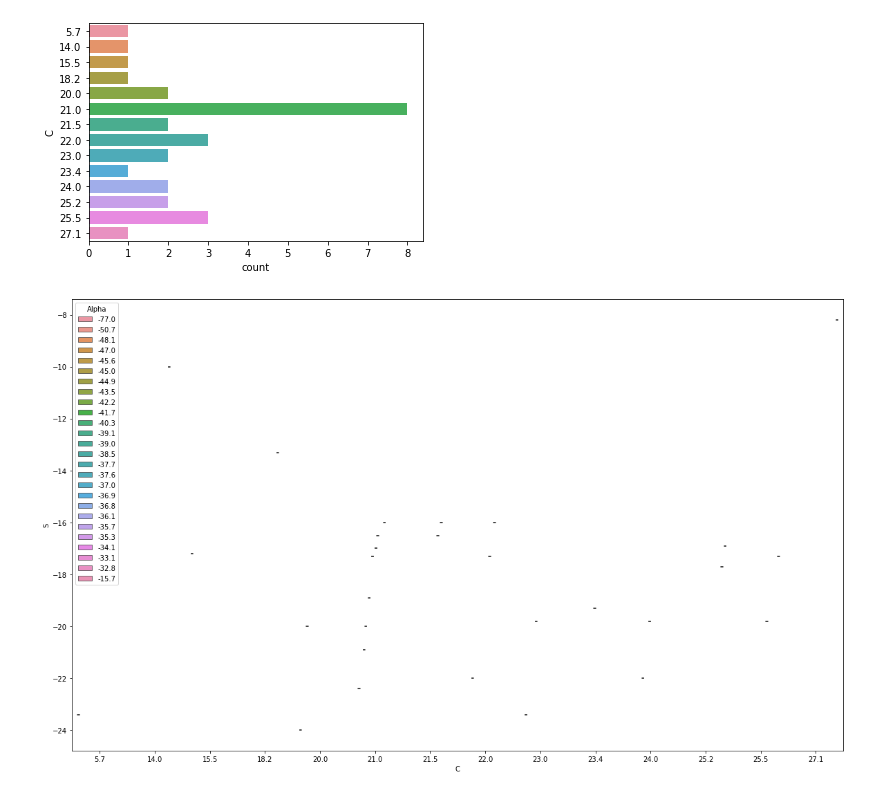
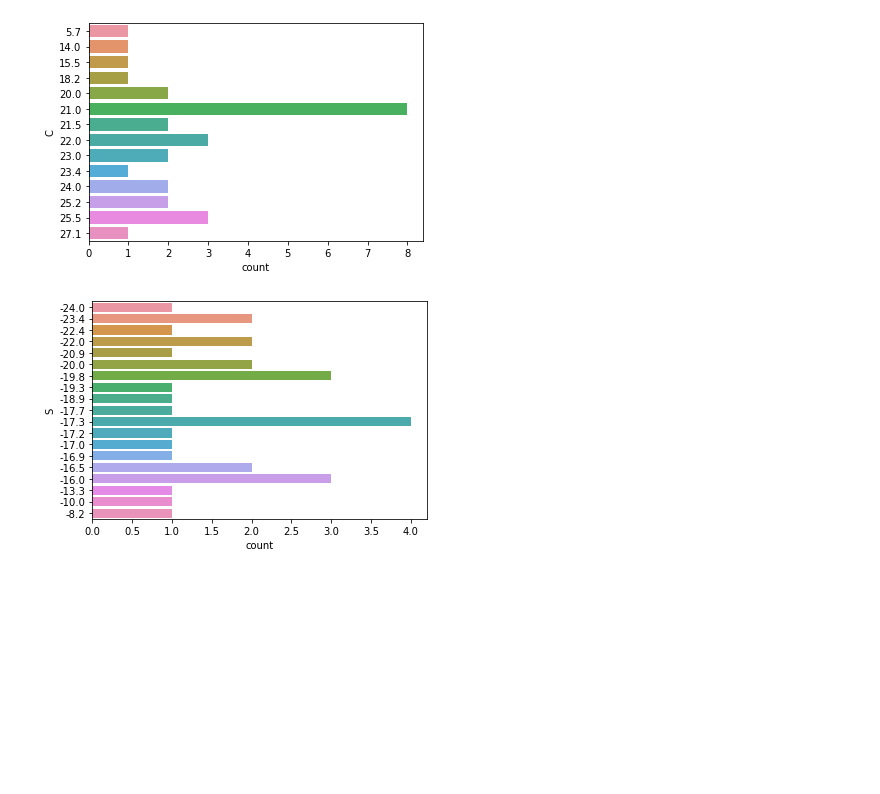
Before and after one commit to butayama/Learning-Python-for-Data-Science, a Jupyter notebook: plotly_pumuckl.ipynb, the cells around one changed output. Drawn from its saved outputs; the diff is of its cells as text; code cells hidden in the pictures; blank space fills up the shorter version.

```diff
--- a/plotly_pumuckl.ipynb
+++ b/plotly_pumuckl.ipynb
@@ -193,8 +189,7 @@ plt.show()
 # %% [output]
 [figure]
 # %%
-plt.figure(figsize=[20,12])
-sns.boxplot(x='C', y='S', data=df, hue='Alpha')
+sns.countplot(y = 'S', data=df)
 plt.show()
 # %% [output]
-[figure, old version]
+[figure, new version]
```
Also changed, not shown: parts of 11 cells of this notebook.
